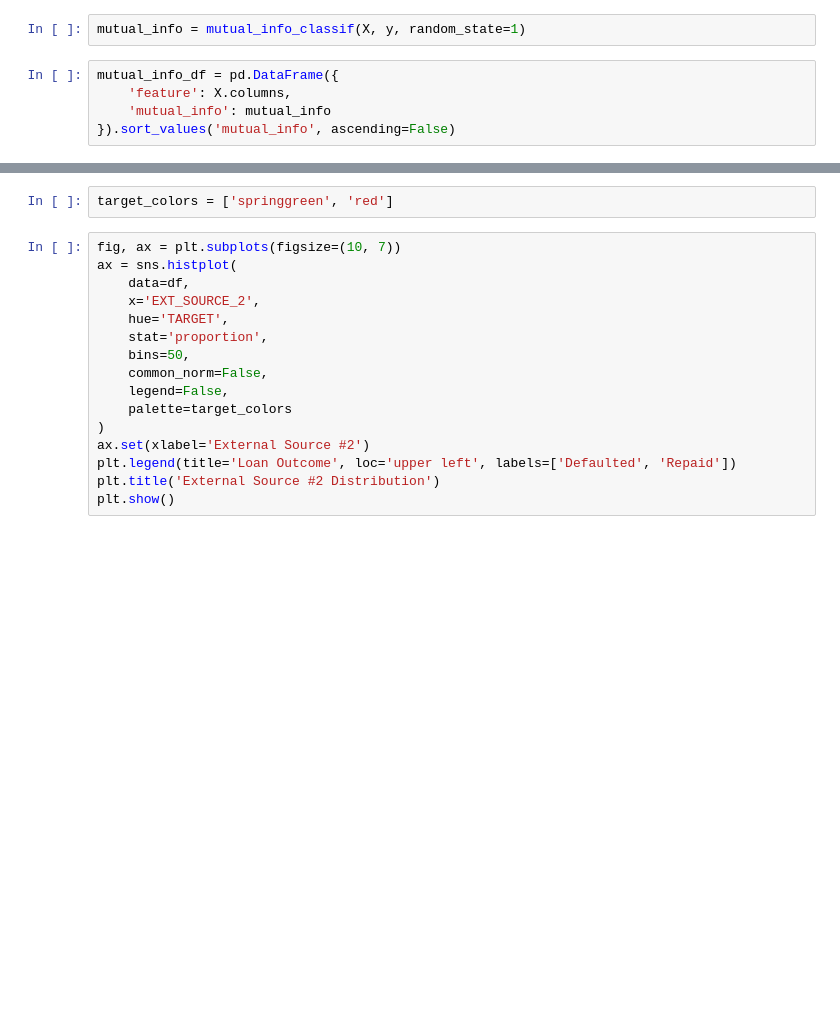
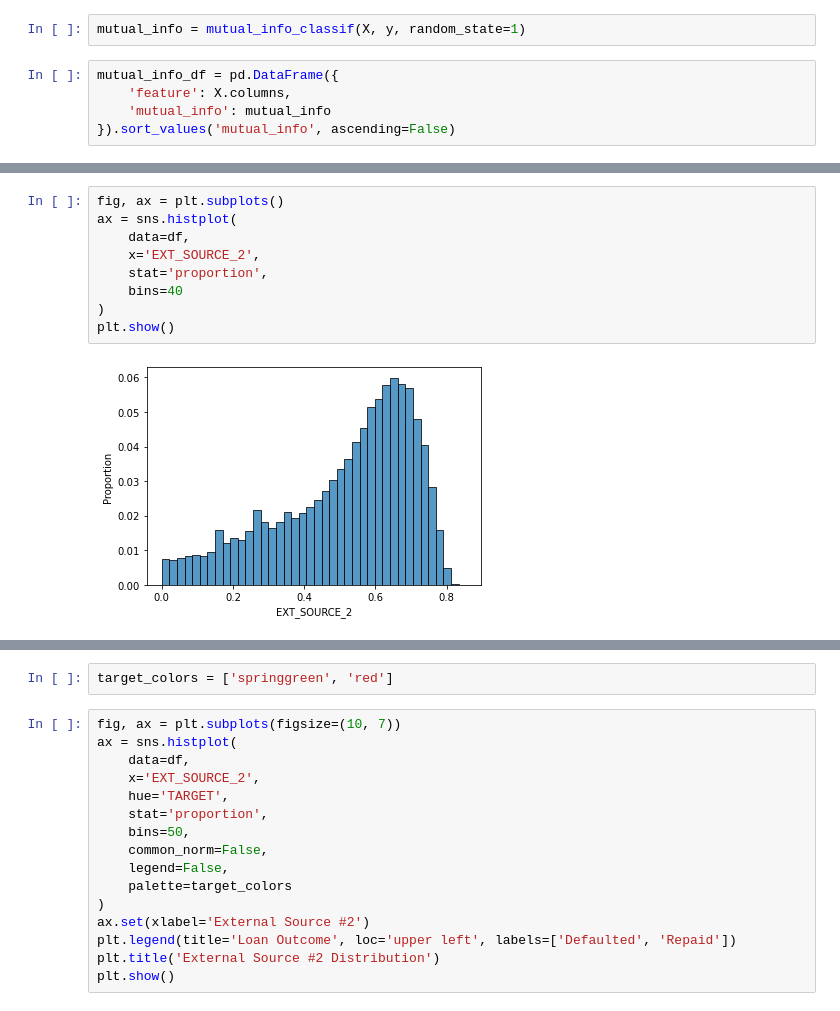
Before and after one commit to Oscar-Gil-Data/ADS505, a Jupyter notebook: eda.ipynb, the cells around one changed output, grey strips where cells are left out. Saved outputs shown, nothing was run; the diff lists cells and outputs as text; blank space fills up the shorter version.

```diff
--- a/eda.ipynb
+++ b/eda.ipynb
@@ -140,0 +180,11 @@ plt.show()
+# %%
+fig, ax = plt.subplots()
+ax = sns.histplot(
+    data=df,
+    x='EXT_SOURCE_2',
+    stat='proportion',
+    bins=40
+)
+plt.show()
+# %% [output]
+[figure, added]
```
Also changed, not shown: parts of 26 cells of this notebook.
